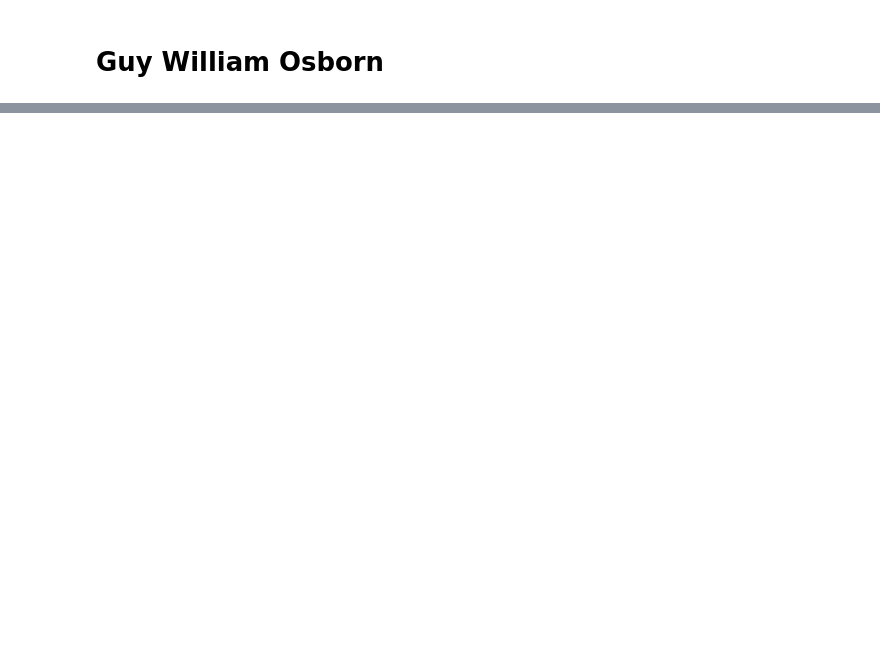
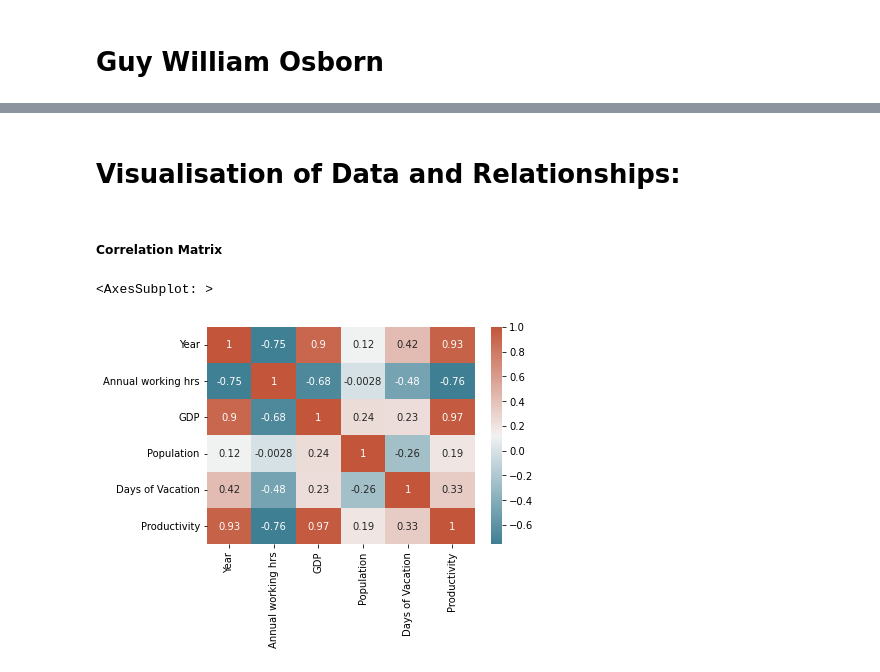
Before and after one commit to ubco-W2022T1-cosc301/project-group17, a Jupyter notebook: notebooks/analysis3.ipynb, the cells around one changed output, grey strips where cells are left out. Cells and saved outputs as stored; diff of their text form; code cells hidden in the pictures; blank space fills up the shorter version.

```diff
--- a/notebooks/analysis3.ipynb
+++ b/notebooks/analysis3.ipynb
@@ -10,2 +12,2 @@ import pandas as pd
 # %%
-pd.read_csv("../data/processed/cleaned_combined_data.csv")
+d1 = pd.read_csv("../data/processed/cleaned_combined_data.csv")
@@ -25,0 +59,7 @@ pd.read_csv("../data/processed/cleaned_combined_data.csv")
+# %%
+d2 = d1.rename(columns={'Annual working hours per worker': 'Annual working hrs',
+                        'GDP per capita (output, multiple price benchmarks)': 'GDP',
+                        'Population (historical estimates)' : 'Population',
+                        'Days of vacation and holidays for full-time production workers in non-agricultural activities (Huberman & Minns 2007)' : 'Days of Vacation',
+                        'Productivity: output per hour worked': 'Productivity'
+                       })
@@ -25,0 +78,10 @@ pd.read_csv("../data/processed/cleaned_combined_data.csv")
+# %% [markdown]
+# Visualisation of Data and Relationships:
+# %% [markdown]
+##### **Correlation Matrix**
+# %%
+corr = d2.corr()
+sns.heatmap(corr, xticklabels=corr.columns, yticklabels=corr.columns, annot=True, cmap=sns.diverging_palette(220, 20, as_cmap=True))
+# %% [output]
+<AxesSubplot: >
+[figure, added]
```
Also changed, not shown: parts of 33 cells of this notebook, 1 other file.
